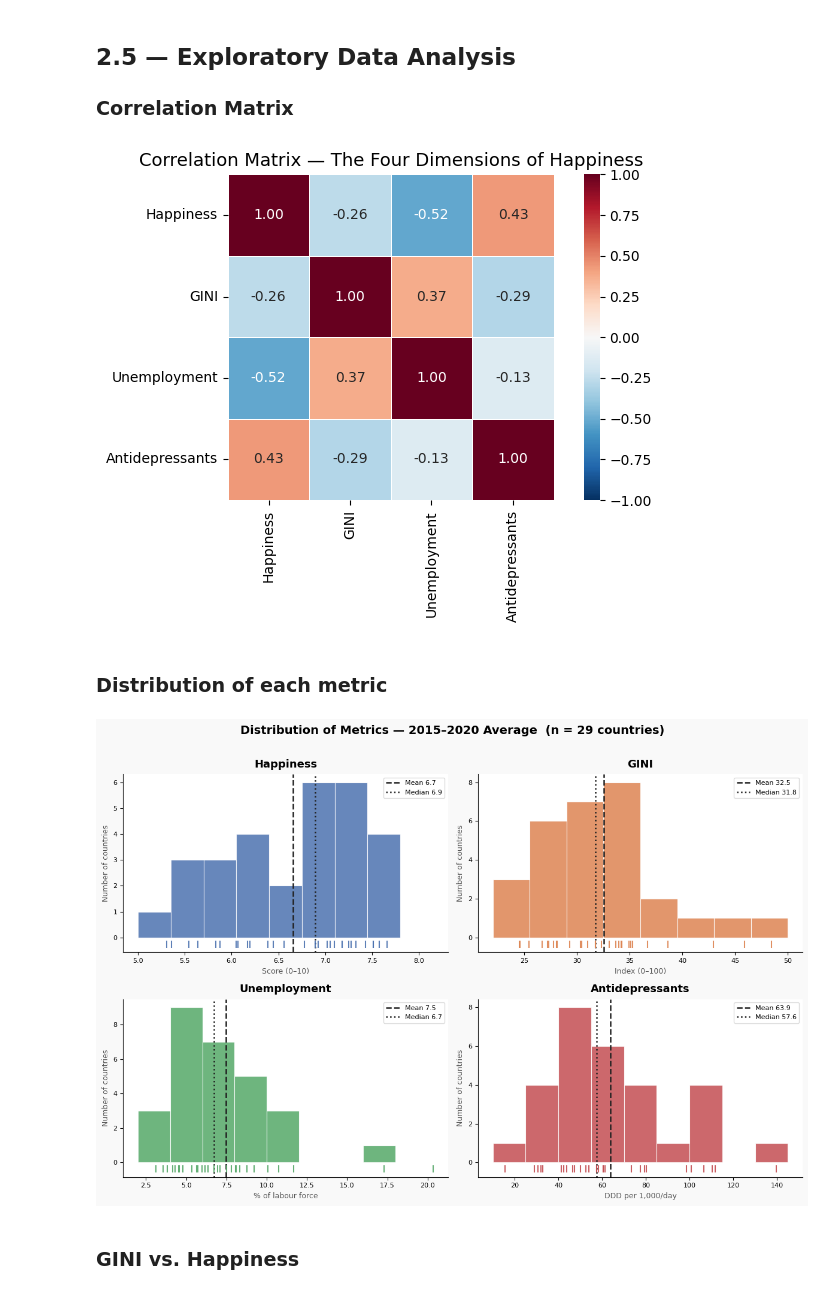
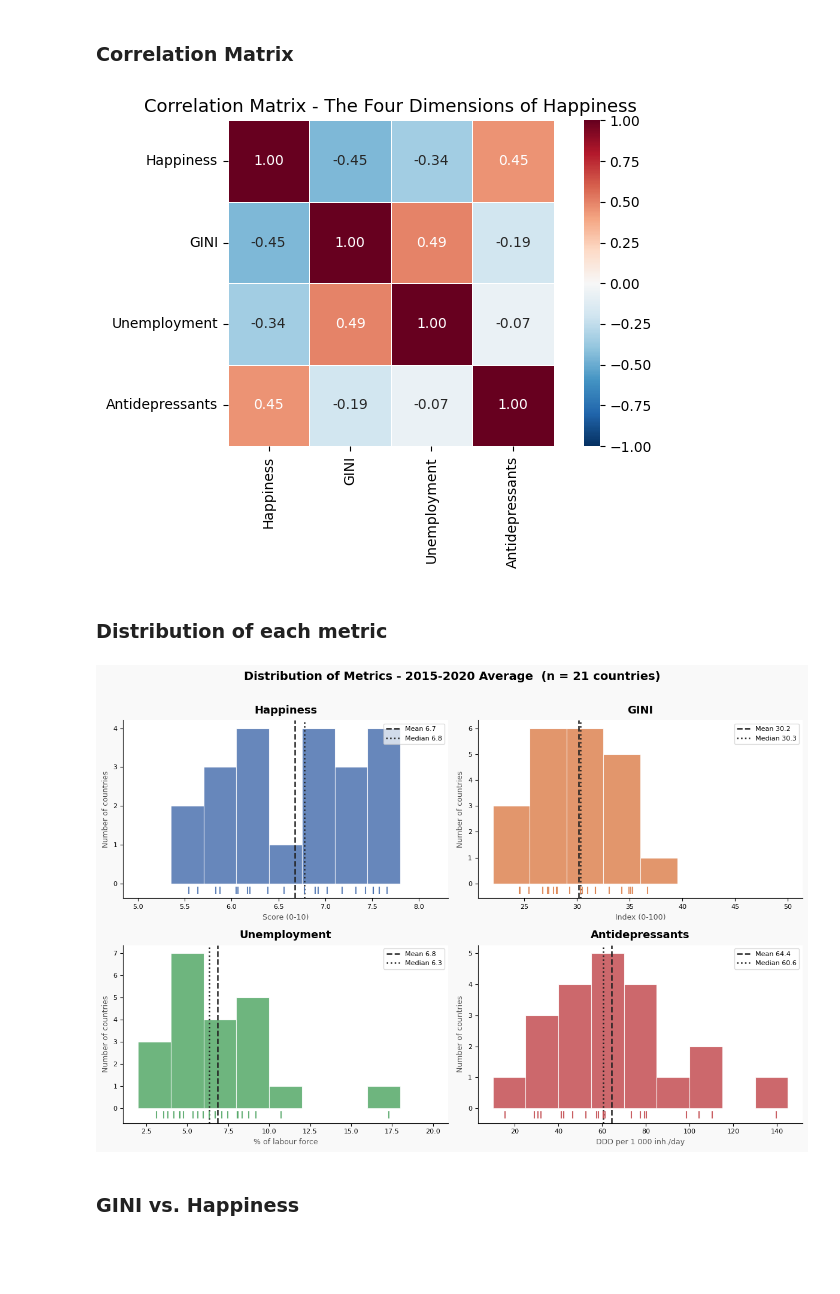
Before and after one commit to Jacopo00811/socialdata2026-project, a Jupyter notebook: HappinessRealorNot.ipynb, the cells around one changed output. Cells and saved outputs as stored; diff of their text form; code cells hidden in the pictures; blank space fills up the shorter version.

Commit message:
Improved notebook, added ESS dataset and added visualizations
Co-authored-by: Copilot <copilot@github.com>

```diff
--- a/HappinessRealorNot.ipynb
+++ b/HappinessRealorNot.ipynb
@@ -263,0 +365,10 @@ max         7.66  48.47         20.34           139.80
+# %%
+# Inner join: 4-metric df + ESS composites
+df = df.merge(agg_ess, left_on="Country", right_on="Country_std", how="inner")
+df.drop(columns=["Country_std"], inplace=True)
+
+print(f"Final dataset (with ESS): {len(df)} European countries\n")
+# print("Countries:", sorted(df["Country"].tolist()))
+# print(f"\nDropped (no ESS data): countries in original 29 not in ESS9")
+# print(f"\n── Summary ──")
+# display(df[['Country', 'Happiness', 'Antidepressants', 'Institutional_Trust', 'Social_Connection']].sort_values('Happiness', ascending=False).round(2))
@@ -323,31 +432,28 @@ Loaded data from: ./data/happiness_paradox_2015_2020.csv
 # %% [markdown]
-## 2.5 — Exploratory Data Analysis
-
 ### Correlation Matrix
 # %%
-import matplotlib.pyplot as plt
-import seaborn as sns
-
 METRICS = ["Happiness", "GINI", "Unemployment", "Antidepressants"]
 
-# ── Correlation matrix heatmap ──────────────────────────────
+# Correlation matrix heatmap
 corr = df[METRICS].corr()
 
 fig, ax = plt.subplots(figsize=(7, 5))
 sns.heatmap(
     corr, annot=True, fmt=".2f", cmap="RdBu_r", center=0,
     vmin=-1, vmax=1, square=True, linewidths=0.5, ax=ax,
 )
-ax.set_title("Correlation Matrix — The Four Dimensions of Happiness", fontsize=13)
+ax.set_title("Correlation Matrix - The Four Dimensions of Happiness", fontsize=13)
 plt.tight_layout()
+os.makedirs("./docs/images", exist_ok=True)
+fig.savefig("./docs/images/correlation_matrix.png", dpi=150, bbox_inches="tight")
 plt.show()
 # %% [output]
-[figure, old version]
+[figure, new version]
 # %% [markdown]
 ### Distribution of each metric
 # %%
-# ── Distribution histograms (2 × 2 grid) ────────────────────
-METRIC_UNITS = ["Score (0–10)", "Index (0–100)", "% of labour force", "DDD per 1,000/day"]
+# Distribution histograms (2 × 2 grid)
+METRIC_UNITS = ["Score (0-10)", "Index (0-100)", "% of labour force", "DDD per 1 000 inh./day"]
 METRIC_BINS  = [
     np.arange(5.0,  8.3, 0.35),   # Happiness  (range ~2.4)
     np.arange(22,   52,  3.5),    # GINI       (range ~26)
@@ -356,10 +462,10 @@ METRIC_BINS  = [
 ]
 colors = ["#4C72B0", "#DD8452", "#55A868", "#C44E52"]
 
-fig, axes = plt.subplots(2, 2, figsize=(12, 8))
-fig.patch.set_facecolor("#f9f9f9")
+fig_dist, axes_dist = plt.subplots(2, 2, figsize=(12, 8))
+fig_dist.patch.set_facecolor("#f9f9f9")
 
-for ax, col, color, unit, bins in zip(axes.flat, METRICS, colors, METRIC_UNITS, METRIC_BINS):
+for ax, col, color, unit, bins in zip(axes_dist.flat, METRICS, colors, METRIC_UNITS, METRIC_BINS):
     # Bars — no KDE / trend line
     ax.hist(df[col], bins=bins, color=color, edgecolor="white", linewidth=0.8, alpha=0.85)
 
@@ -385,12 +491,13 @@ for ax, col, color, unit, bins in zip(axes.flat, METRICS, colors, METRIC_UNITS,
     ax.tick_params(labelsize=8)
     ax.legend(fontsize=8, framealpha=0.7, loc="upper right")
 
-fig.suptitle("Distribution of Metrics — 2015–2020 Average  (n = 29 countries)",
+fig_dist.suptitle("Distribution of Metrics - 2015-2020 Average  (n = 21 countries)",
              fontsize=14, fontweight="bold", y=1.01)
 plt.tight_layout()
+fig_dist.savefig("./docs/images/metric_distributions.png", dpi=150, bbox_inches="tight")
 plt.show()
 # %% [output]
-[figure, old version]
+[figure, new version]
 # %% [markdown]
 ### GINI vs. Happiness
 # %%
```
Also changed, not shown: parts of 45 cells of this notebook, 27 other files.
